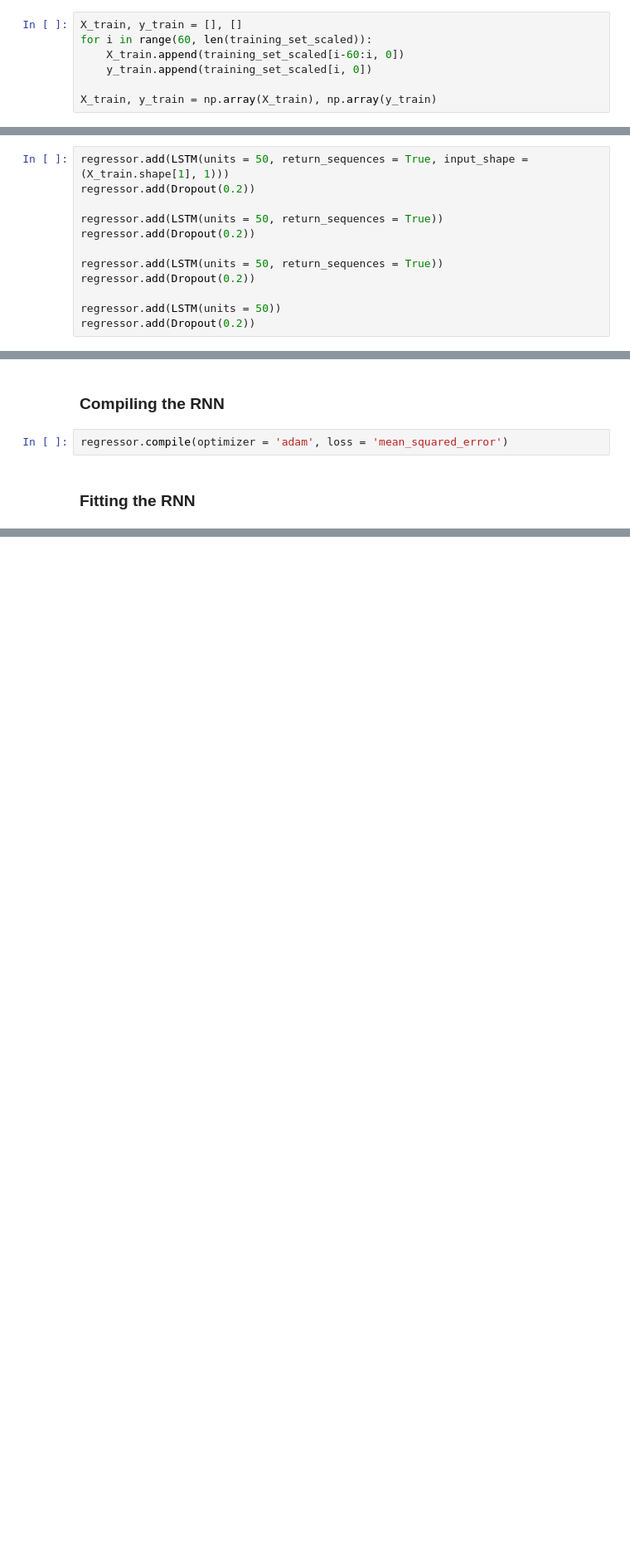
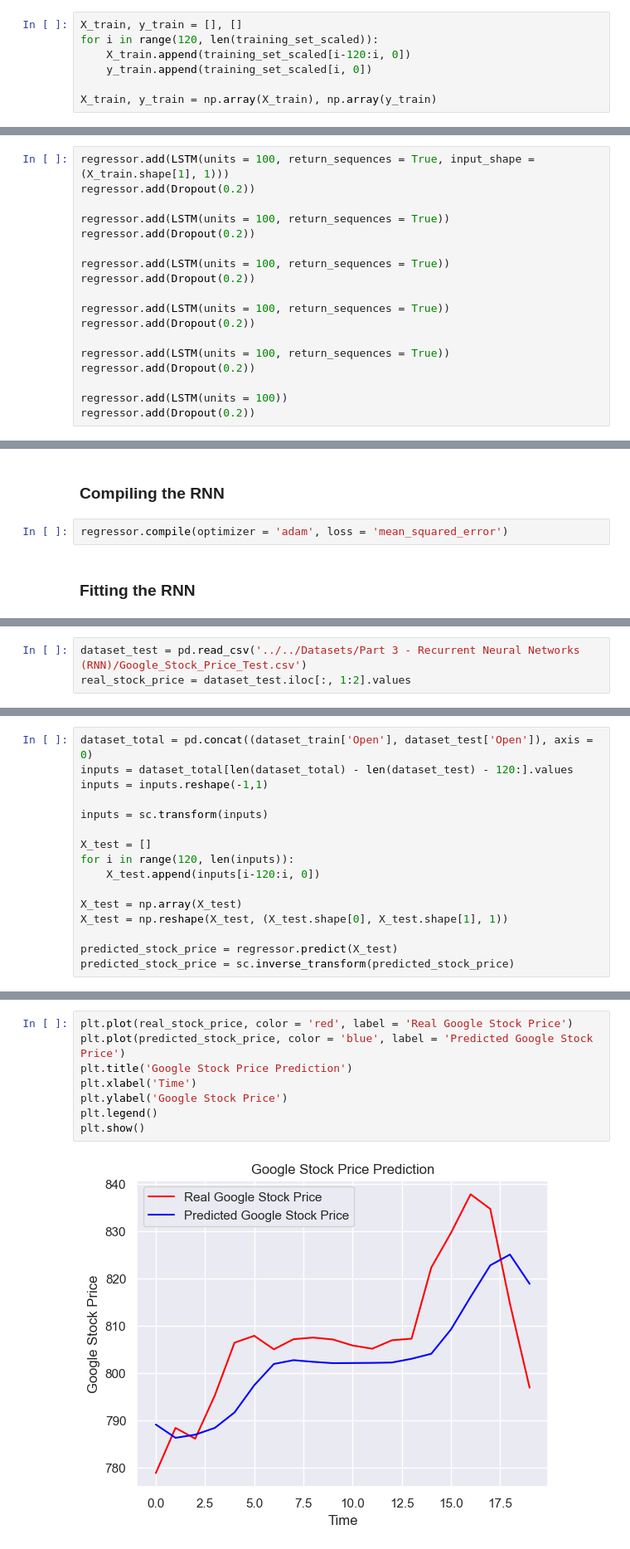
Before and after one commit to ProntoSbinalla/Deep-Learning, a Jupyter notebook: Notebooks/RNN/RNN - Google Stock Price.ipynb, the cells around one changed output, grey strips where cells are left out. Shown at 83% size. Saved outputs shown, nothing was run; the diff lists cells and outputs as text; blank space fills up the shorter version.

```diff
--- a/Notebooks/RNN/RNN - Google Stock Price.ipynb
+++ b/Notebooks/RNN/RNN - Google Stock Price.ipynb
@@ -33,7 +33,7 @@ training_set_scaled = sc.fit_transform(training_set)
 # %%
 X_train, y_train = [], []
-for i in range(60, len(training_set_scaled)):
-    X_train.append(training_set_scaled[i-60:i, 0])
+for i in range(120, len(training_set_scaled)):
+    X_train.append(training_set_scaled[i-120:i, 0])
     y_train.append(training_set_scaled[i, 0])
 
 X_train, y_train = np.array(X_train), np.array(y_train)
@@ -50,17 +50,23 @@ regressor = Sequential()
 # %% [markdown]
 ### Adding LSTM Layers and Dropout Regularization
 # %%
-regressor.add(LSTM(units = 50, return_sequences = True, input_shape = (X_train.shape[1], 1)))
+regressor.add(LSTM(units = 100, return_sequences = True, input_shape = (X_train.shape[1], 1)))
 regressor.add(Dropout(0.2))
 
-regressor.add(LSTM(units = 50, return_sequences = True))
+regressor.add(LSTM(units = 100, return_sequences = True))
 regressor.add(Dropout(0.2))
 
-regressor.add(LSTM(units = 50, return_sequences = True))
+regressor.add(LSTM(units = 100, return_sequences = True))
 regressor.add(Dropout(0.2))
 
-regressor.add(LSTM(units = 50))
+regressor.add(LSTM(units = 100, return_sequences = True))
 regressor.add(Dropout(0.2))
+
+regressor.add(LSTM(units = 100, return_sequences = True))
+regressor.add(Dropout(0.2))
+
+regressor.add(LSTM(units = 100))
+regressor.add(Dropout(0.2))
 # %% [markdown]
 ### Adding Output Layer
 # %%
@@ -94,0 +105,3 @@ Epoch 100/100
+# %%
+dataset_test = pd.read_csv('../../Datasets/Part 3 - Recurrent Neural Networks (RNN)/Google_Stock_Price_Test.csv')
+real_stock_price = dataset_test.iloc[:, 1:2].values
@@ -94,0 +110,16 @@ Epoch 100/100
+# %%
+dataset_total = pd.concat((dataset_train['Open'], dataset_test['Open']), axis = 0)
+inputs = dataset_total[len(dataset_total) - len(dataset_test) - 120:].values
+inputs = inputs.reshape(-1,1)
+
+inputs = sc.transform(inputs)
+
+X_test = []
+for i in range(120, len(inputs)):
+    X_test.append(inputs[i-120:i, 0])
+
+X_test = np.array(X_test)
+X_test = np.reshape(X_test, (X_test.shape[0], X_test.shape[1], 1))
+
+predicted_stock_price = regressor.predict(X_test)
+predicted_stock_price = sc.inverse_transform(predicted_stock_price)
@@ -94,0 +130,10 @@ Epoch 100/100
+# %%
+plt.plot(real_stock_price, color = 'red', label = 'Real Google Stock Price')
+plt.plot(predicted_stock_price, color = 'blue', label = 'Predicted Google Stock Price')
+plt.title('Google Stock Price Prediction')
+plt.xlabel('Time')
+plt.ylabel('Google Stock Price')
+plt.legend()
+plt.show()
+# %% [output]
+[figure, added]
```
Also changed, not shown: parts of 7 cells of this notebook.
